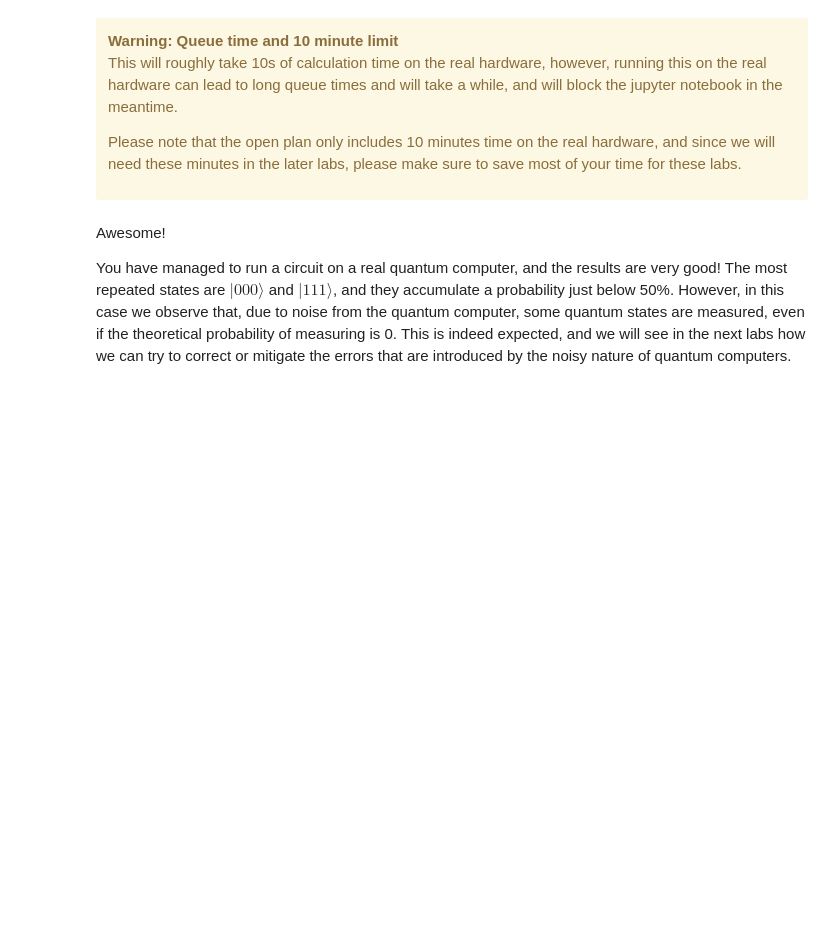
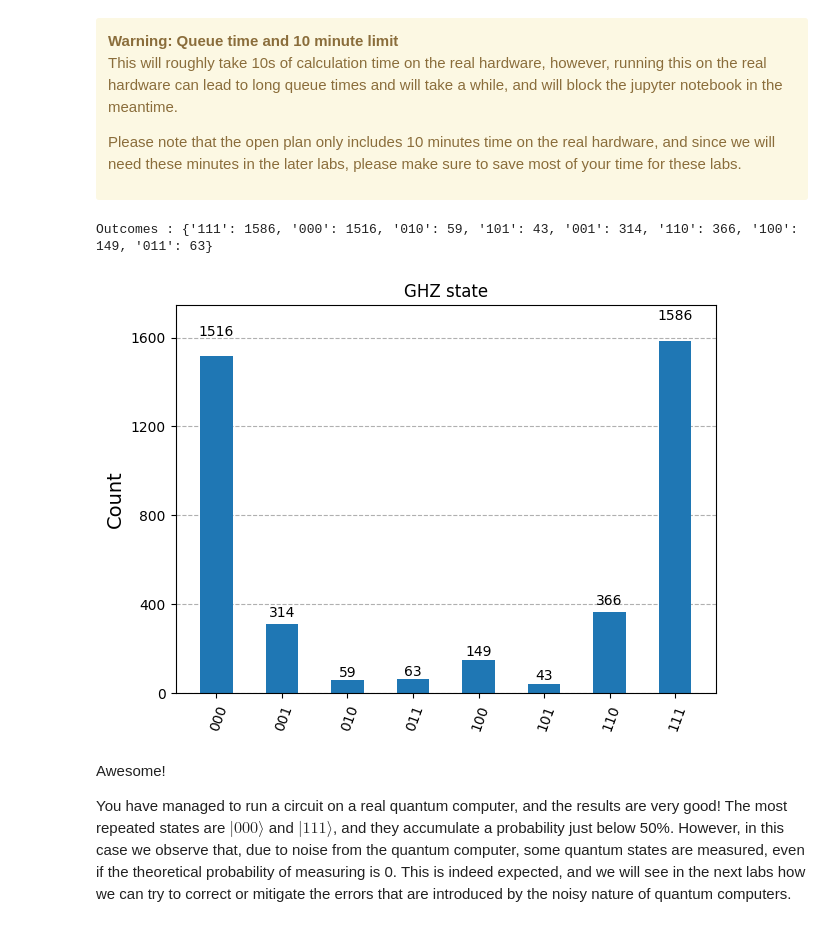
Before and after one commit to picalexs/QGSS-2025, a Jupyter notebook: lab-0/lab0.ipynb, the cells around one changed output. Cells and saved outputs as stored; diff of their text form; code cells hidden in the pictures; blank space fills up the shorter version.

```diff
--- a/lab-0/lab0.ipynb
+++ b/lab-0/lab0.ipynb
@@ -408,16 +408,19 @@ Please note that the open plan only includes 10 minutes time on the real hardwar
 </div>
 # %%
 # Step 3. Execute
-sampler = Sampler(backend=backend)
-job =
+sampler = Sampler(backend)
+job = sampler.run(pm.run([qc]))
 # %%
 # Step 4. Post-process
-results =
-counts_list =
+results = job.result()
+counts_list = results[0].data.meas.get_counts()
 ### YOUR CODE FINISHES HERE    ###
 
 print(f"Outcomes : {counts_list}")
 plot_histogram(counts_list,title='GHZ state')
+# %% [output]
+Outcomes : {'111': 1586, '000': 1516, '010': 59, '101': 43, '001': 314, '110': 366, '100': 149, '011': 63}
+[figure, added]
 # %% [markdown]
 Awesome!
 
```
